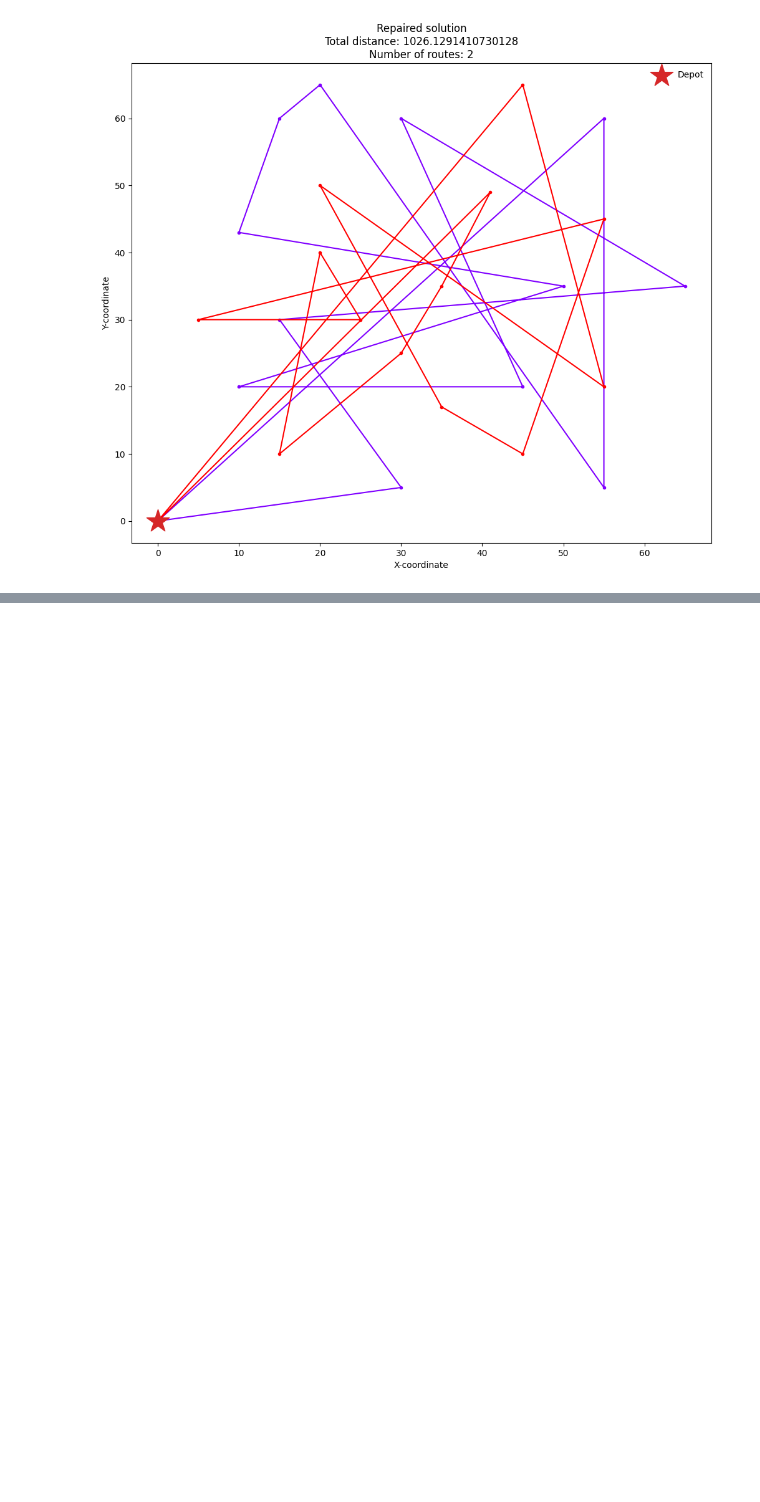
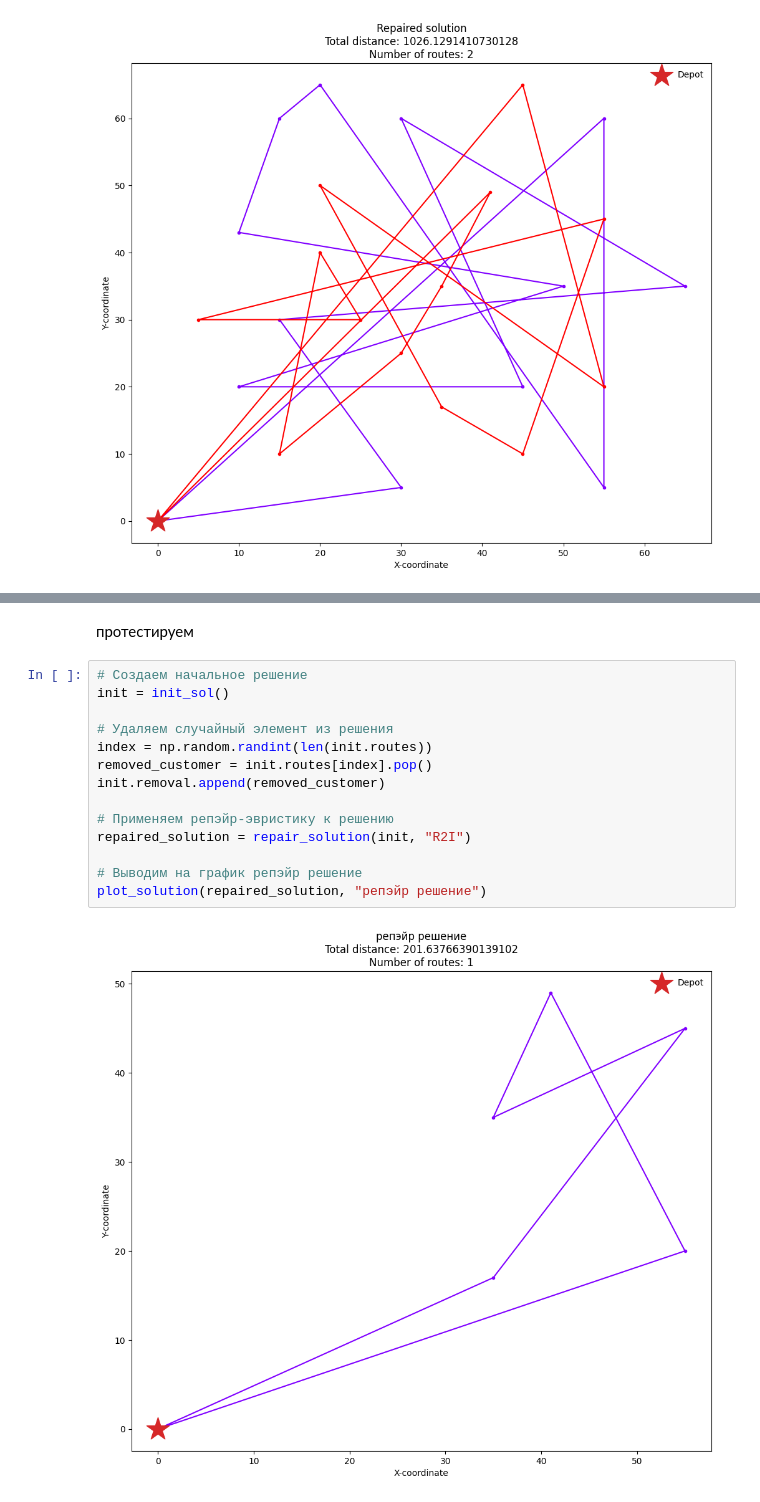
Before and after one commit to marsskop/dvrp_aql, a Jupyter notebook: dvrptw.ipynb, the cells around one changed output, grey strips where cells are left out. Cells and saved outputs as stored; diff of their text form; blank space fills up the shorter version.

Commit message:
repair_solution_with_test

```diff
--- a/dvrptw.ipynb
+++ b/dvrptw.ipynb
@@ -292,0 +305,18 @@ plot_solution(repaired_solution, "Repaired solution")
+# %% [markdown]
+протестируем
+# %%
+# Создаем начальное решение
+init = init_sol()
+
+# Удаляем случайный элемент из решения
+index = np.random.randint(len(init.routes))
+removed_customer = init.routes[index].pop()
+init.removal.append(removed_customer)
+
+# Применяем репэйр-эвристику к решению
+repaired_solution = repair_solution(init, "R2I")
+
+# Выводим на график репэйр решение
+plot_solution(repaired_solution, "репэйр решение")
+# %% [output]
+[figure, added]
```
Also changed, not shown: parts of 3 cells of this notebook.
